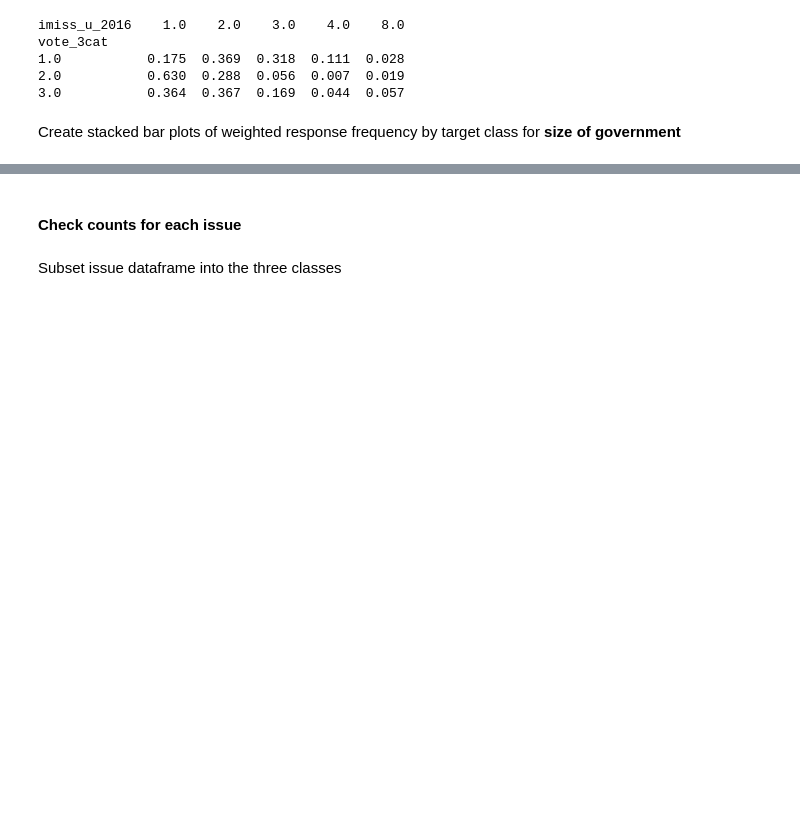
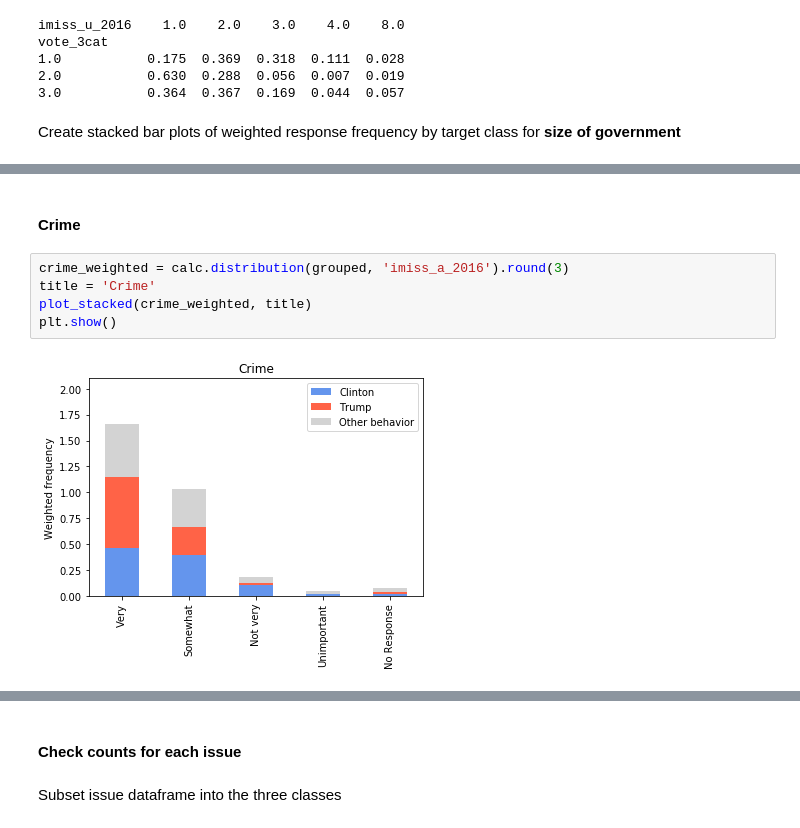
Before and after one commit to ali0003433/predict-by-issue-prioritization, a Jupyter notebook: notebooks/2-al-exploration.ipynb, the cells around one changed output, grey strips where cells are left out. Drawn from its saved outputs; the diff is of its cells as text; blank space fills up the shorter version.

```diff
--- a/notebooks/2-al-exploration.ipynb
+++ b/notebooks/2-al-exploration.ipynb
@@ -362,0 +361,9 @@ plt.show()
+# %% [markdown]
+#### Crime
+# %%
+crime_weighted = calc.distribution(grouped, 'imiss_a_2016').round(3)
+title = 'Crime'
+plot_stacked(crime_weighted, title)
+plt.show()
+# %% [output]
+[figure, added]
```
Also changed, not shown: parts of 26 cells of this notebook, 5 other files.
